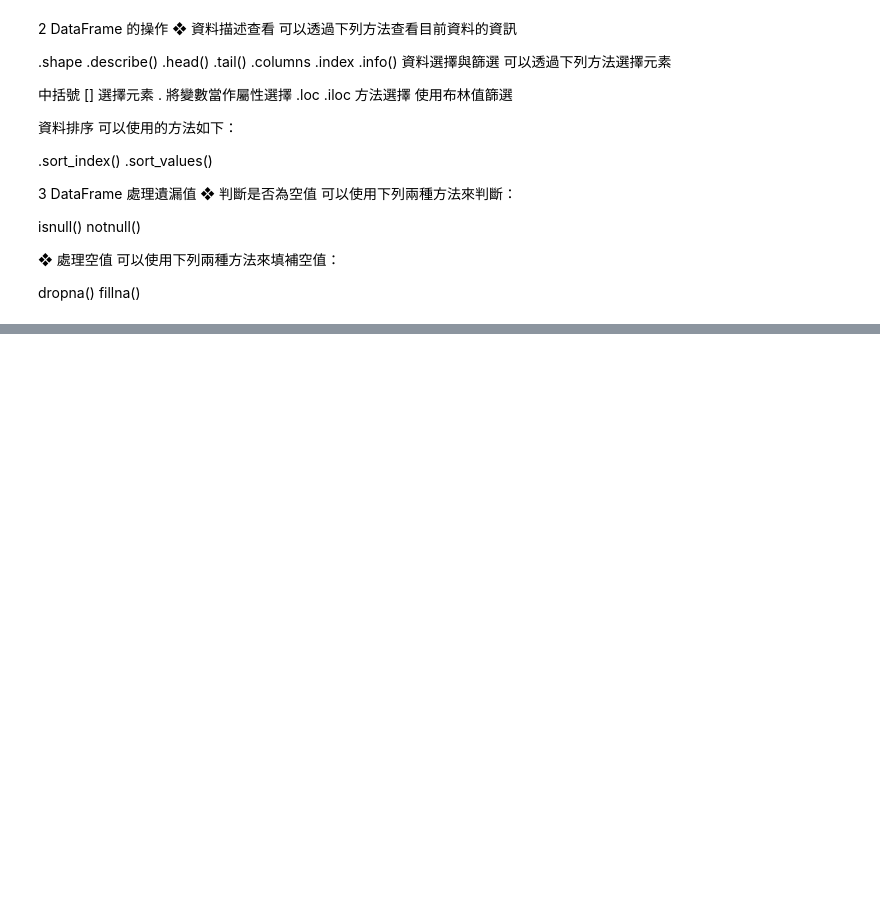
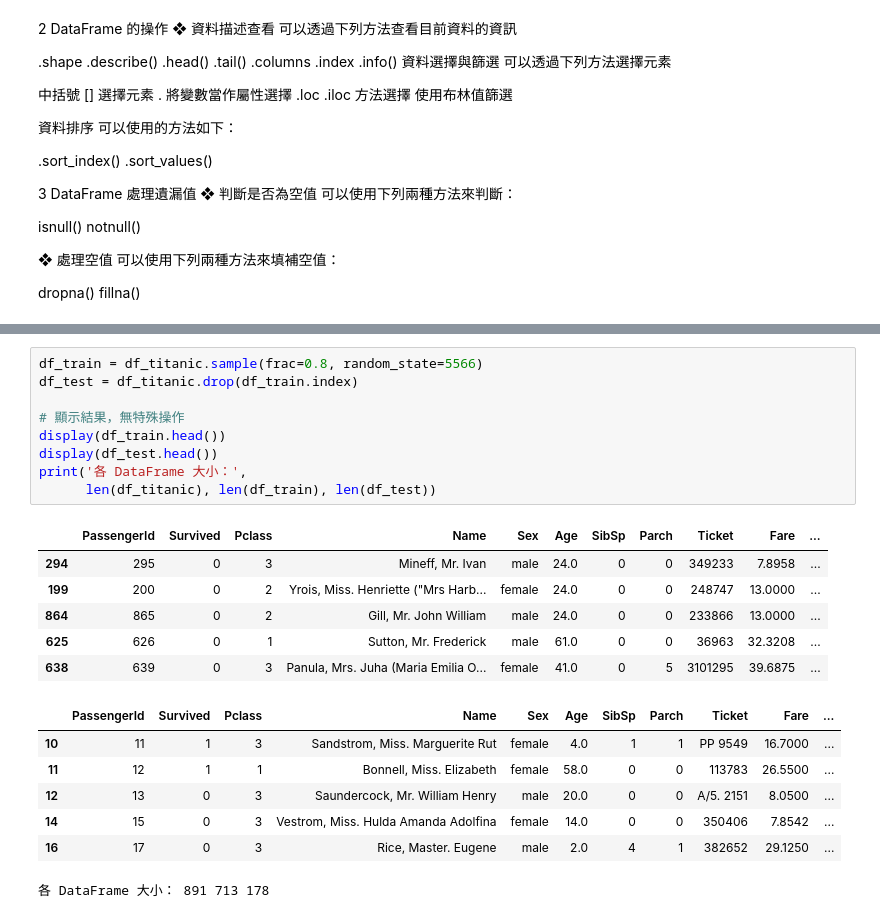
Before and after one commit to cyh666/pandas_basic, a Jupyter notebook: yh_pandas_basic.ipynb, the cells around one changed output, grey strips where cells are left out. Cells and saved outputs as stored; diff of their text form; blank space fills up the shorter version.

```diff
--- a/yh_pandas_basic.ipynb
+++ b/yh_pandas_basic.ipynb
@@ -310,0 +586,23 @@ fillna()
+# %%
+df_train = df_titanic.sample(frac=0.8, random_state=5566)
+df_test = df_titanic.drop(df_train.index)
+
+# 顯示結果，無特殊操作
+display(df_train.head())
+display(df_test.head())
+print('各 DataFrame 大小：',
+      len(df_titanic), len(df_train), len(df_test))
+# %% [output]
+|  | PassengerId | Survived | Pclass | Name | Sex | Age | SibSp | Parch | Ticket | Fare | ... |
+| 294 | 295 | 0 | 3 | Mineff, Mr. Ivan | male | 24.0 | 0 | 0 | 349233 | 7.8958 | ... |
+| 199 | 200 | 0 | 2 | Yrois, Miss. Henriette ("Mrs Harb... | female | 24.0 | 0 | 0 | 248747 | 13.0000 | ... |
+| 864 | 865 | 0 | 2 | Gill, Mr. John William | male | 24.0 | 0 | 0 | 233866 | 13.0000 | ... |
+| 625 | 626 | 0 | 1 | Sutton, Mr. Frederick | male | 61.0 | 0 | 0 | 36963 | 32.3208 | ... |
+| 638 | 639 | 0 | 3 | Panula, Mrs. Juha (Maria Emilia O... | female | 41.0 | 0 | 5 | 3101295 | 39.6875 | ... |
+|  | PassengerId | Survived | Pclass | Name | Sex | Age | SibSp | Parch | Ticket | Fare | ... |
+| 10 | 11 | 1 | 3 | Sandstrom, Miss. Marguerite Rut | female | 4.0 | 1 | 1 | PP 9549 | 16.7000 | ... |
+| 11 | 12 | 1 | 1 | Bonnell, Miss. Elizabeth | female | 58.0 | 0 | 0 | 113783 | 26.5500 | ... |
+| 12 | 13 | 0 | 3 | Saundercock, Mr. William Henry | male | 20.0 | 0 | 0 | A/5. 2151 | 8.0500 | ... |
+| 14 | 15 | 0 | 3 | Vestrom, Miss. Hulda Amanda Adolfina | female | 14.0 | 0 | 0 | 350406 | 7.8542 | ... |
+| 16 | 17 | 0 | 3 | Rice, Master. Eugene | male | 2.0 | 4 | 1 | 382652 | 29.1250 | ... |
+各 DataFrame 大小： 891 713 178
```
Also changed, not shown: parts of 61 cells of this notebook.
